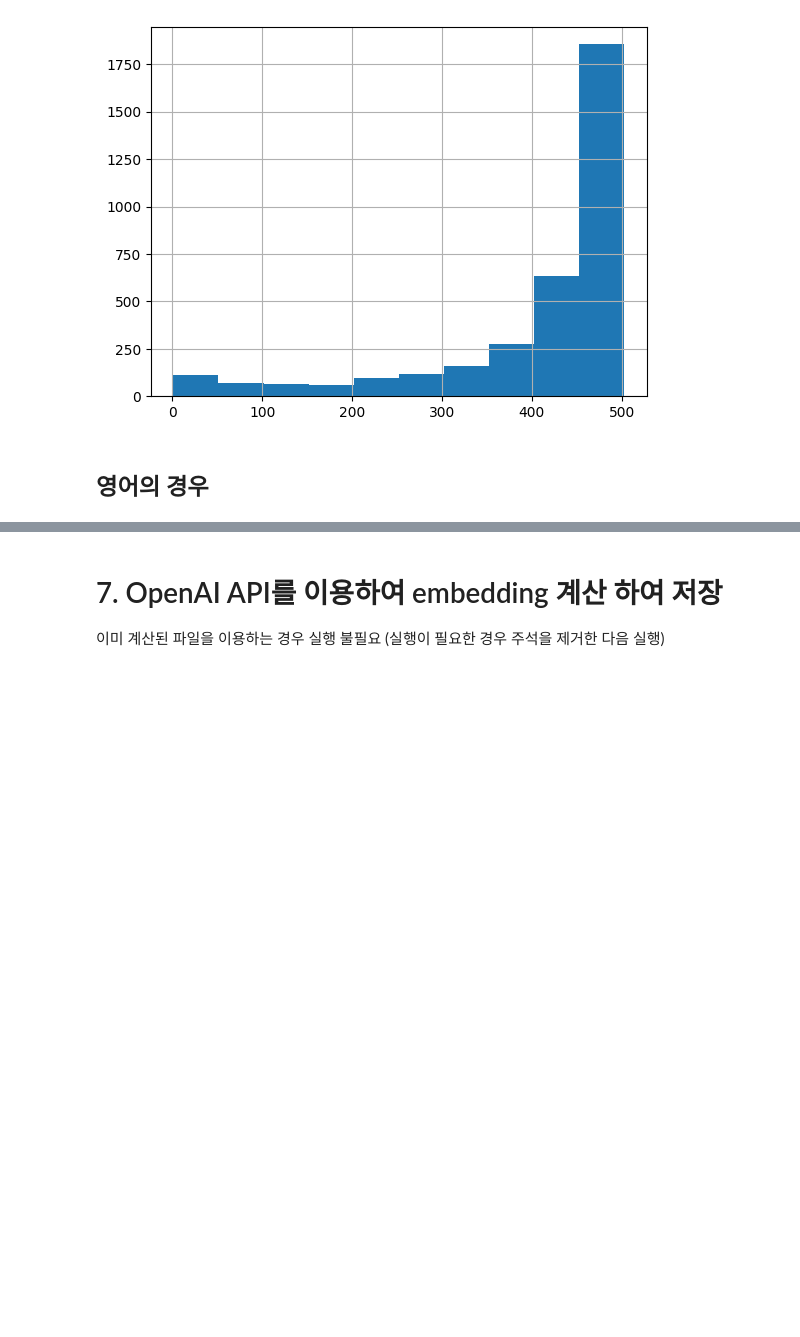
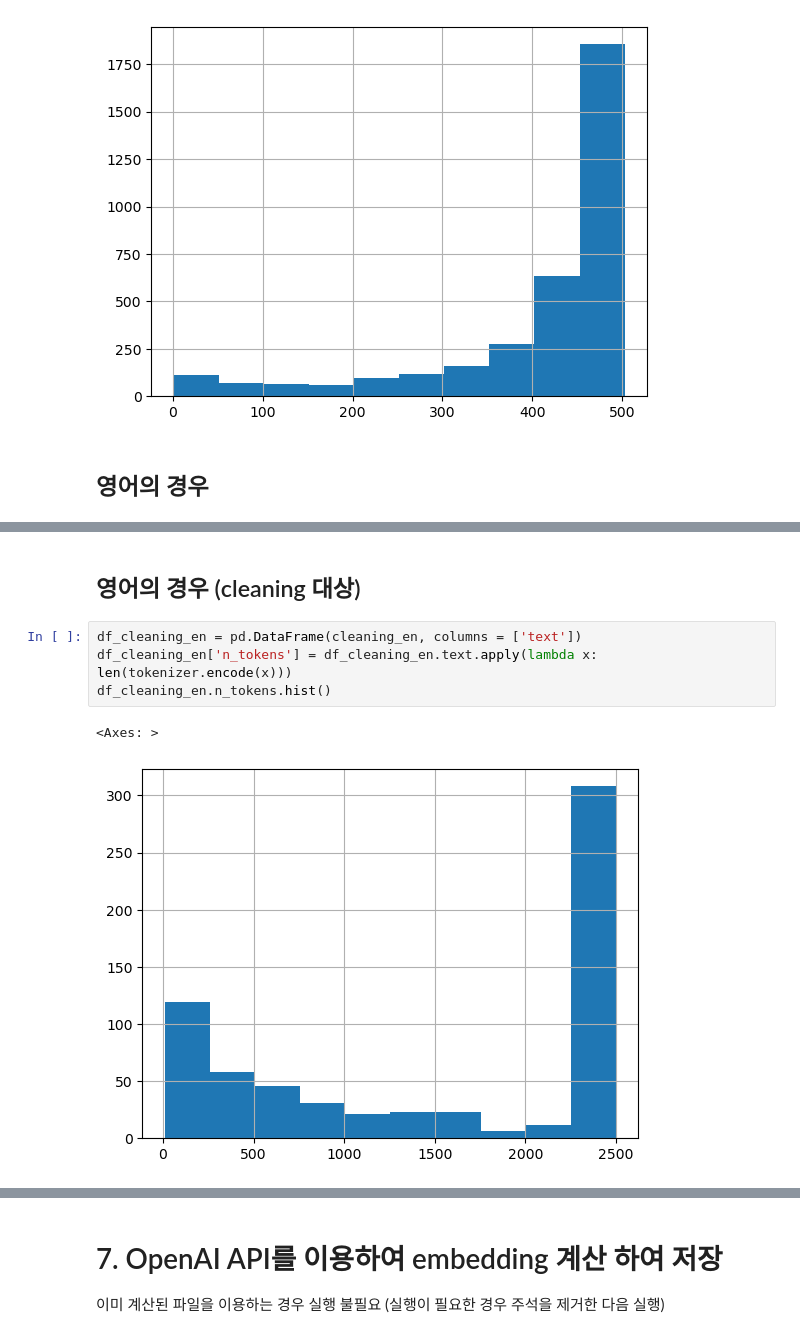
Before and after one commit to kimwooglae/openai-cookbook, a Jupyter notebook: apps/web-crawl-q-and-a/web-qa.ipynb, the cells around one changed output, grey strips where cells are left out. Drawn from its saved outputs; the diff is of its cells as text; blank space fills up the shorter version.

```diff
--- a/apps/web-crawl-q-and-a/web-qa.ipynb
+++ b/apps/web-crawl-q-and-a/web-qa.ipynb
@@ -441,0 +539,9 @@ df_en.n_tokens.hist()
+# %% [markdown]
+## 영어의 경우 (cleaning 대상)
+# %%
+df_cleaning_en = pd.DataFrame(cleaning_en, columns = ['text'])
+df_cleaning_en['n_tokens'] = df_cleaning_en.text.apply(lambda x: len(tokenizer.encode(x)))
+df_cleaning_en.n_tokens.hist()
+# %% [output]
+<Axes: >
+[figure, added]
```
Also changed, not shown: parts of 86 cells of this notebook, 7 other files.
